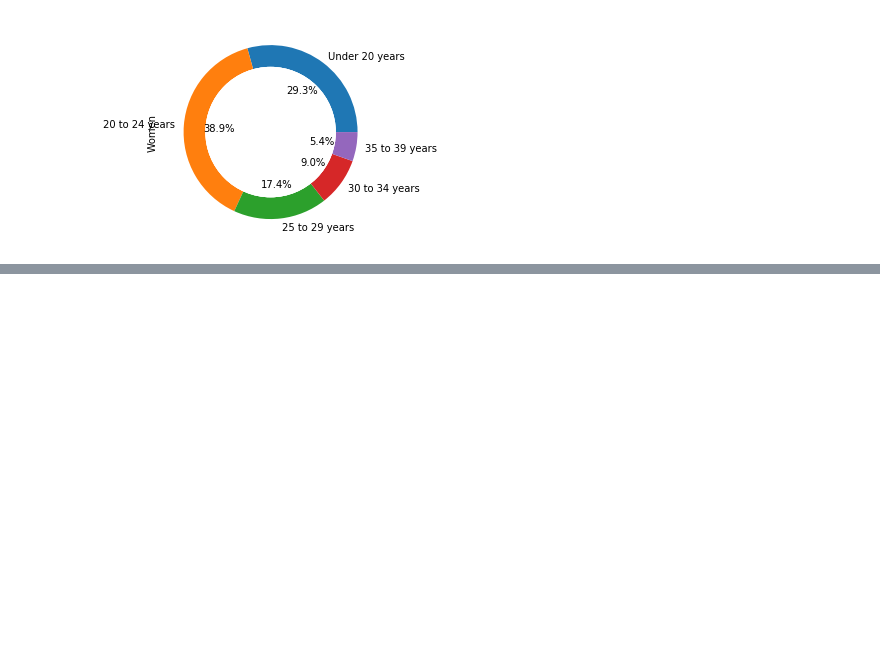
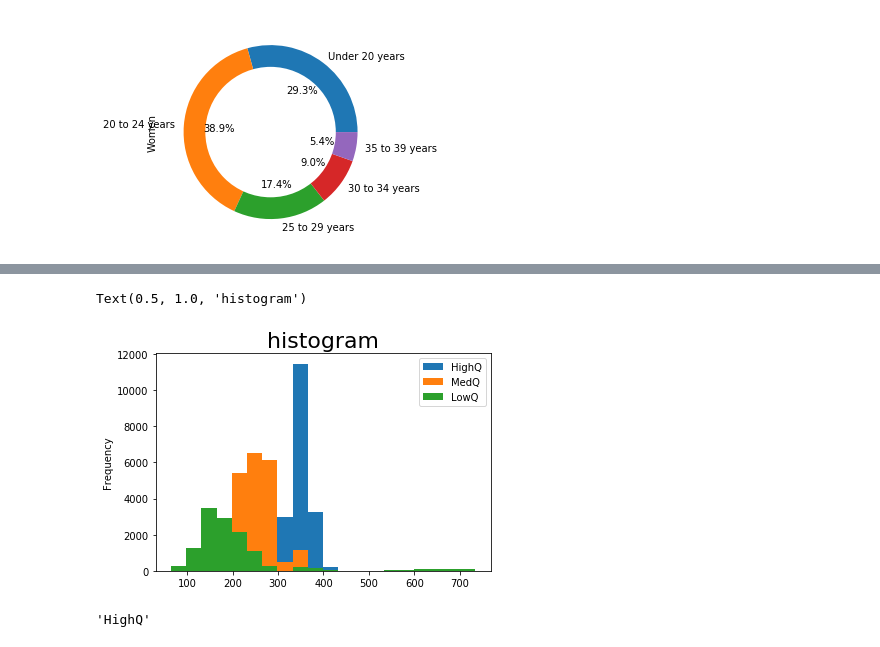
Before and after one commit to Dhirendra-32/Visualisaton, a Jupyter notebook: Matplotlib Little advanced .ipynb, the cells around one changed output, grey strips where cells are left out. Cells and saved outputs as stored; diff of their text form; code cells hidden in the pictures; blank space fills up the shorter version.

```diff
--- a/Matplotlib Little advanced .ipynb
+++ b/Matplotlib Little advanced .ipynb
@@ -472,0 +521,9 @@ fig6
+# %%
+figpand ,axpand = plt.subplots()
+
+df5.plot.hist(ax = axpand,bins= 20)
+
+axpand.set_title("histogram",size = 22)
+# %% [output]
+Text(0.5, 1.0, 'histogram')
+[figure, added]
@@ -472,0 +532,4 @@ fig6
+# %%
+bc.patches[0].get_label()
+# %% [output]
+'HighQ'
```
Also changed, not shown: parts of 10 cells of this notebook.
